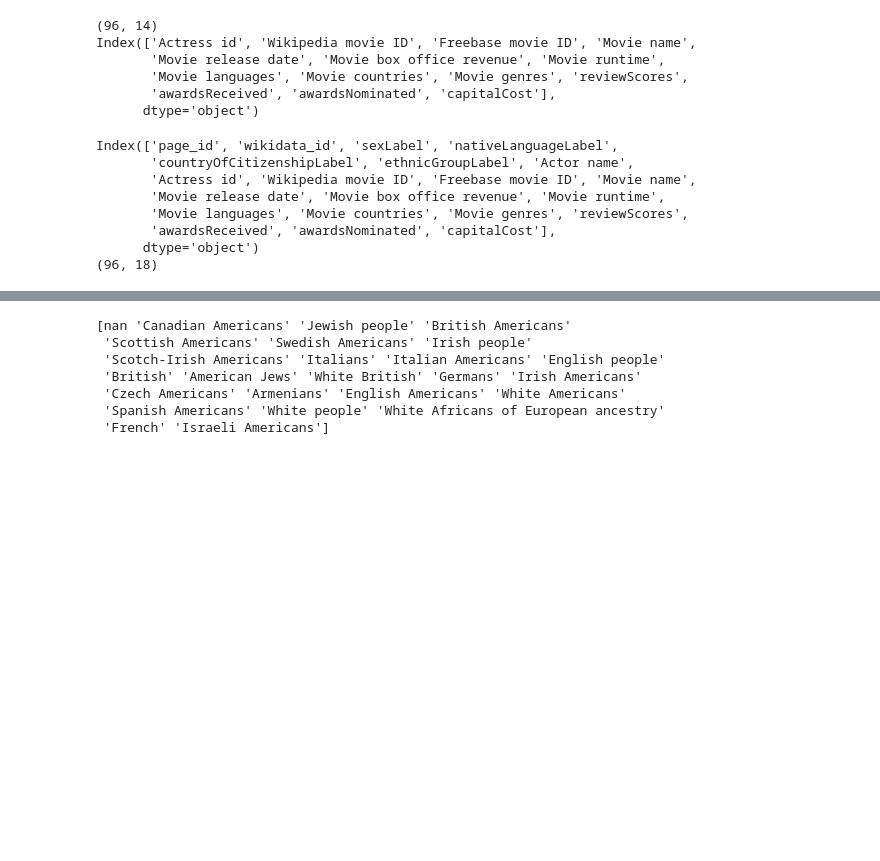
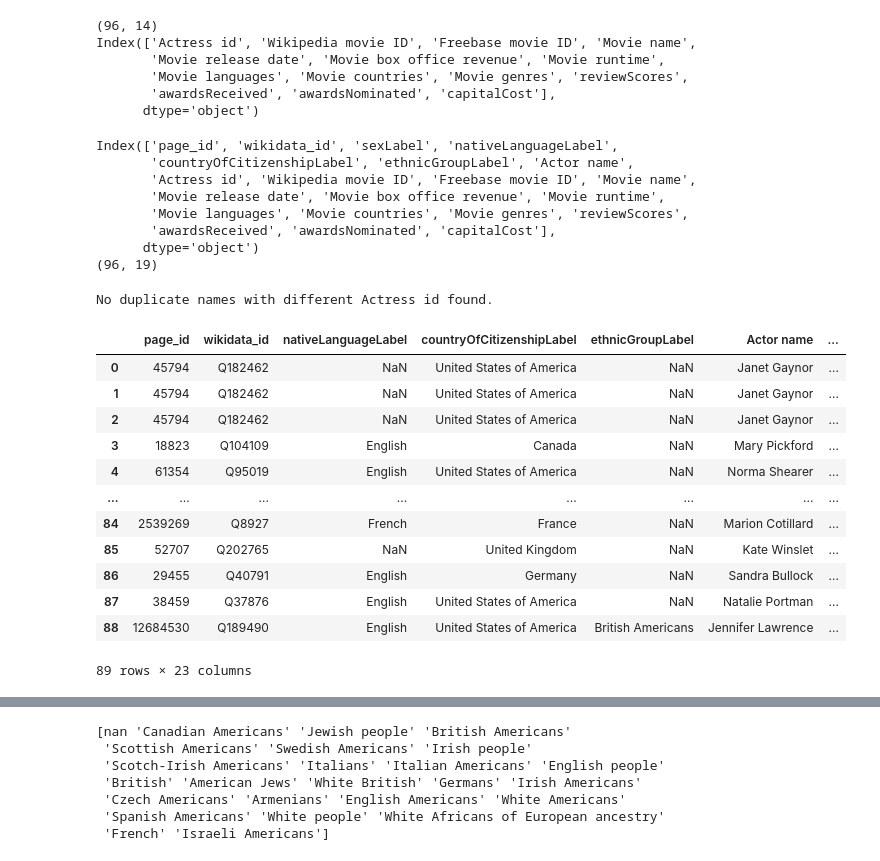
Before and after one commit to epfl-ada/ada-2024-project-5ds, a Jupyter notebook: actress.ipynb, the cells around one changed output, grey strips where cells are left out. Cells and saved outputs as stored; diff of their text form; code cells hidden in the pictures; blank space fills up the shorter version.

```diff
--- a/actress.ipynb
+++ b/actress.ipynb
@@ -77,7 +84,7 @@ Index(['Actress id', 'Wikipedia movie ID', 'Freebase movie ID', 'Movie name',
 # %%
 oscar_actress_info = pd.merge(winning_actors_info, oscar_actress_movies, left_on='page_id', right_on='Actress id')
 print(oscar_actress_info.columns)
-oscar_actress_info.drop(columns=['Freebase movie ID', 'Movie release date', 'sexLabel'], inplace=True)  #Remove the columns that are in character.csv
+oscar_actress_info.drop(columns=['Freebase movie ID', 'sexLabel'], inplace=True)  #Remove the columns that are in character.csv
 oscar_actress_info.head(2)
 print(oscar_actress_info.shape)
 # %% [output]
@@ -88,4 +95,14 @@ Index(['page_id', 'wikidata_id', 'sexLabel', 'nativeLanguageLabel',
        'Movie languages', 'Movie countries', 'Movie genres', 'reviewScores',
        'awardsReceived', 'awardsNominated', 'capitalCost'],
       dtype='object')
-(96, 18)
+(96, 19)
+# %%
+duplicates_with_different_ages = oscar_actress_info.groupby('Actor name').filter(lambda x: x['page_id'].nunique() > 1)
+
+if not duplicates_with_different_ages.empty:
+    print("Duplicate names with different ages found:")
+    print(duplicates_with_different_ages)
+else:
+    print("No duplicate names with different Actress id found.")
+# %% [output]
+No duplicate names with different Actress id found.
@@ -92,5 +137,22 @@ Index(['page_id', 'wikidata_id', 'sexLabel', 'nativeLanguageLabel',
 # %%
-oscar_actress_info = pd.merge(oscar_actress_info, character[['Wikipedia movie ID', 'Actor name', 'Actor age at movie release', 'Actor date of birth', 'Actor ethnicity']], on=['Wikipedia movie ID', 'Actor name'])
+oscar_actress_info = pd.merge(oscar_actress_info, character[['Wikipedia movie ID', 'Actor name', 'Actor age at movie release', 'Actor date of birth', 'Actor ethnicity', 'Freebase actor ID']], on=['Wikipedia movie ID', 'Actor name'])
+
+
+oscar_actress_info.head(89)
+# %% [output]
+|  | page_id | wikidata_id | nativeLanguageLabel | countryOfCitizenshipLabel | ethnicGroupLabel | Actor name | ... |
+| 0 | 45794 | Q182462 | NaN | United States of America | NaN | Janet Gaynor | ... |
+| 1 | 45794 | Q182462 | NaN | United States of America | NaN | Janet Gaynor | ... |
+| 2 | 45794 | Q182462 | NaN | United States of America | NaN | Janet Gaynor | ... |
+| 3 | 18823 | Q104109 | English | Canada | NaN | Mary Pickford | ... |
+| 4 | 61354 | Q95019 | English | United States of America | NaN | Norma Shearer | ... |
+| ... | ... | ... | ... | ... | ... | ... | ... |
+| 84 | 2539269 | Q8927 | French | France | NaN | Marion Cotillard | ... |
+| 85 | 52707 | Q202765 | NaN | United Kingdom | NaN | Kate Winslet | ... |
+| 86 | 29455 | Q40791 | English | Germany | NaN | Sandra Bullock | ... |
+| 87 | 38459 | Q37876 | English | United States of America | NaN | Natalie Portman | ... |
+| 88 | 12684530 | Q189490 | English | United States of America | British Americans | Jennifer Lawrence | ... |
+89 rows × 23 columns
 # %%
 print('Shape:', oscar_actress_info.shape)
 print('Columns:', oscar_actress_info.columns)
```
Also changed, not shown: parts of 14 cells of this notebook.
